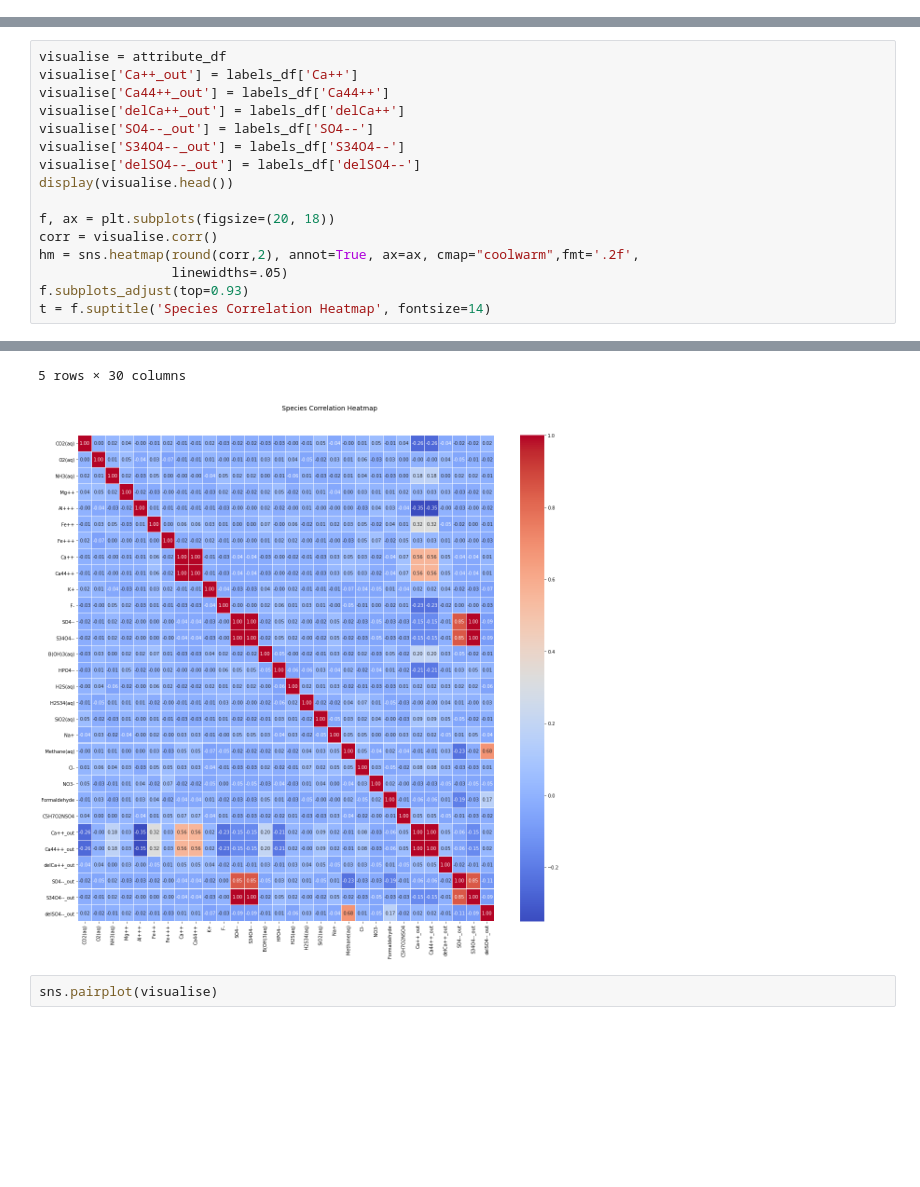
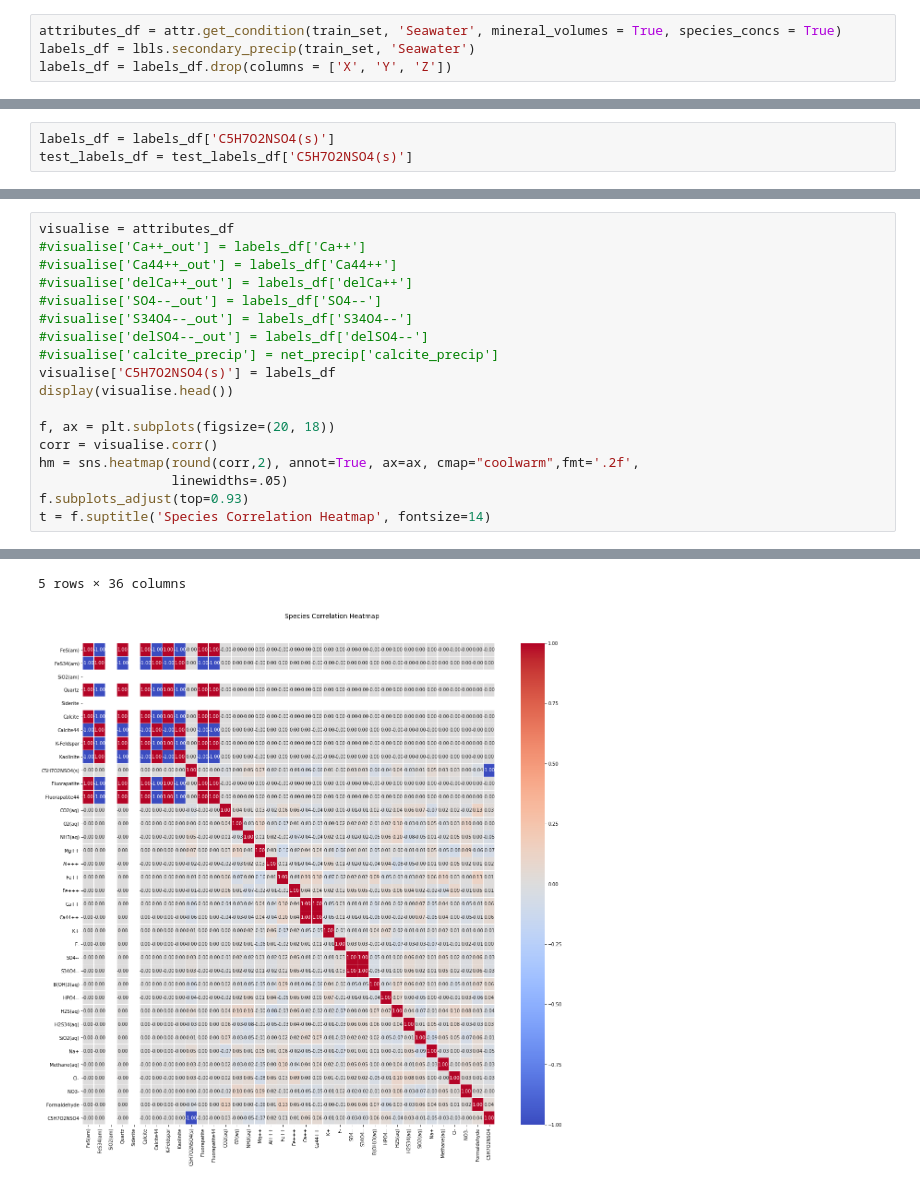
Before and after one commit to a-fotherby/Omphalos, a Jupyter notebook: trainingModel/learn0D.ipynb, the cells around one changed output, grey strips where cells are left out. Drawn from its saved outputs; the diff is of its cells as text; blank space fills up the shorter version.

```diff
--- a/trainingModel/learn0D.ipynb
+++ b/trainingModel/learn0D.ipynb
@@ -55,0 +39,4 @@ labels_df.describe()
+# %%
+attributes_df = attr.get_condition(train_set, 'Seawater', mineral_volumes = True, species_concs = True)
+labels_df = lbls.secondary_precip(train_set, 'Seawater')
+labels_df = labels_df.drop(columns = ['X', 'Y', 'Z'])
@@ -55,0 +68,3 @@ labels_df.describe()
+# %%
+labels_df = labels_df['C5H7O2NSO4(s)']
+test_labels_df = test_labels_df['C5H7O2NSO4(s)']
@@ -56,11 +80,13 @@ labels_df.describe()
 # %%
-visualise = attribute_df
-visualise['Ca++_out'] = labels_df['Ca++']
-visualise['Ca44++_out'] = labels_df['Ca44++']
-visualise['delCa++_out'] = labels_df['delCa++']
-visualise['SO4--_out'] = labels_df['SO4--']
-visualise['S34O4--_out'] = labels_df['S34O4--']
-visualise['delSO4--_out'] = labels_df['delSO4--']
+visualise = attributes_df
+#visualise['Ca++_out'] = labels_df['Ca++']
+#visualise['Ca44++_out'] = labels_df['Ca44++']
+#visualise['delCa++_out'] = labels_df['delCa++']
+#visualise['SO4--_out'] = labels_df['SO4--']
+#visualise['S34O4--_out'] = labels_df['S34O4--']
+#visualise['delSO4--_out'] = labels_df['delSO4--']
+#visualise['calcite_precip'] = net_precip['calcite_precip']
+visualise['C5H7O2NSO4(s)'] = labels_df
 display(visualise.head())
 
 f, ax = plt.subplots(figsize=(20, 18))
@@ -79,4 +105,2 @@ t = f.suptitle('Species Correlation Heatmap', fontsize=14)
-5 rows × 30 columns
+5 rows × 36 columns
-[figure, old version]
+[figure, new version]
-# %%
-sns.pairplot(visualise)
```
Also changed, not shown: parts of 17 cells of this notebook, 1 other file.
